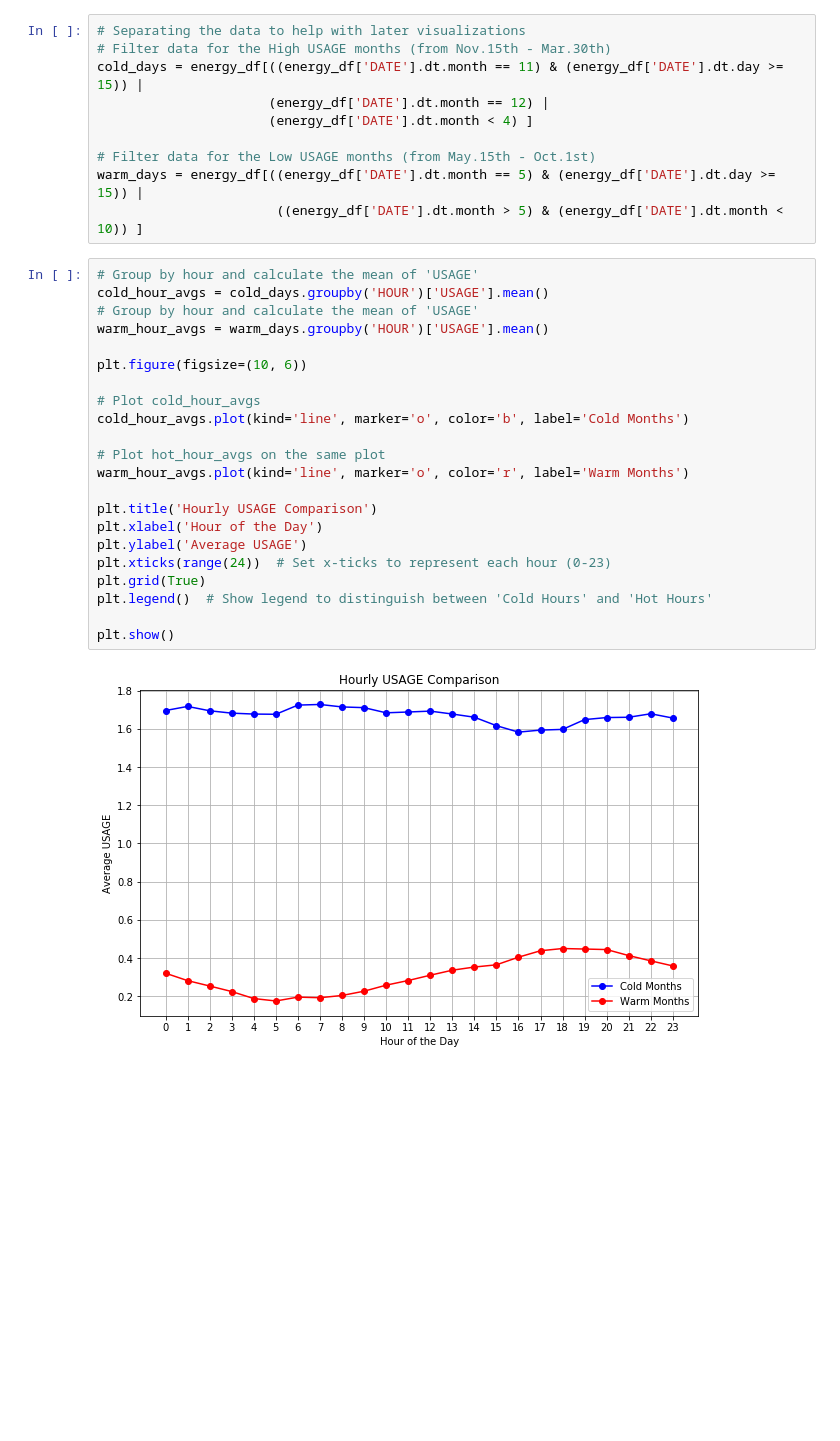
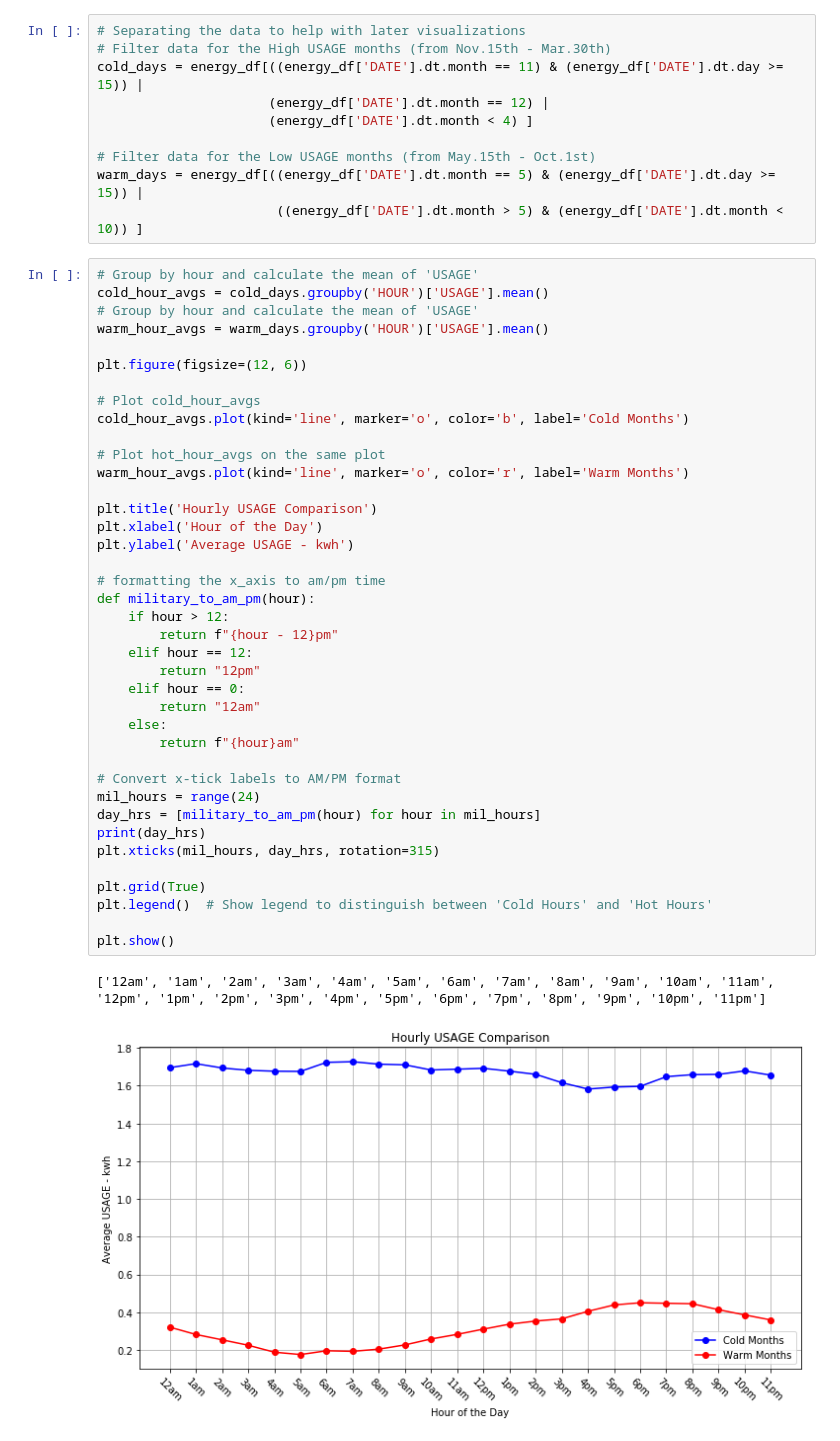
Before and after one commit to MichaelSalata/Energy_Use_Info, a Jupyter notebook: green_button_data_analysis.ipynb, the cells around one changed output. Cells and saved outputs as stored; diff of their text form; blank space fills up the shorter version.

Commit message:
graphed cumulative cost total, refined graph xylabels & titles

```diff
--- a/green_button_data_analysis.ipynb
+++ b/green_button_data_analysis.ipynb
@@ -155,27 +187,45 @@ warm_days = energy_df[((energy_df['DATE'].dt.month == 5) & (energy_df['DATE'].dt
 # %%
 # Group by hour and calculate the mean of 'USAGE'
 cold_hour_avgs = cold_days.groupby('HOUR')['USAGE'].mean()
 # Group by hour and calculate the mean of 'USAGE'
 warm_hour_avgs = warm_days.groupby('HOUR')['USAGE'].mean()
 
-plt.figure(figsize=(10, 6))
+plt.figure(figsize=(12, 6))
 
 # Plot cold_hour_avgs
 cold_hour_avgs.plot(kind='line', marker='o', color='b', label='Cold Months')
 
 # Plot hot_hour_avgs on the same plot
 warm_hour_avgs.plot(kind='line', marker='o', color='r', label='Warm Months')
 
 plt.title('Hourly USAGE Comparison')
 plt.xlabel('Hour of the Day')
-plt.ylabel('Average USAGE')
-plt.xticks(range(24))  # Set x-ticks to represent each hour (0-23)
+plt.ylabel('Average USAGE - kwh')
+
+# formatting the x_axis to am/pm time
+def military_to_am_pm(hour):
+    if hour > 12:
+        return f"{hour - 12}pm"
+    elif hour == 12:
+        return "12pm"
+    elif hour == 0:
+        return "12am"
+    else:
+        return f"{hour}am"
+
+# Convert x-tick labels to AM/PM format
+mil_hours = range(24)
+day_hrs = [military_to_am_pm(hour) for hour in mil_hours]
+print(day_hrs)
+plt.xticks(mil_hours, day_hrs, rotation=315)
+
 plt.grid(True)
 plt.legend()  # Show legend to distinguish between 'Cold Hours' and 'Hot Hours'
 
 plt.show()
 # %% [output]
+['12am', '1am', '2am', '3am', '4am', '5am', '6am', '7am', '8am', '9am', '10am', '11am', '12pm', '1pm', '2pm', '3pm', '4pm', '5pm', '6pm', '7pm', '8pm', '9pm', '10pm', '11pm']
-[figure, old version]
+[figure, new version]
 # %% [markdown]
 # Hourly Usage Analysis
 
```
Also changed, not shown: parts of 8 cells of this notebook.
